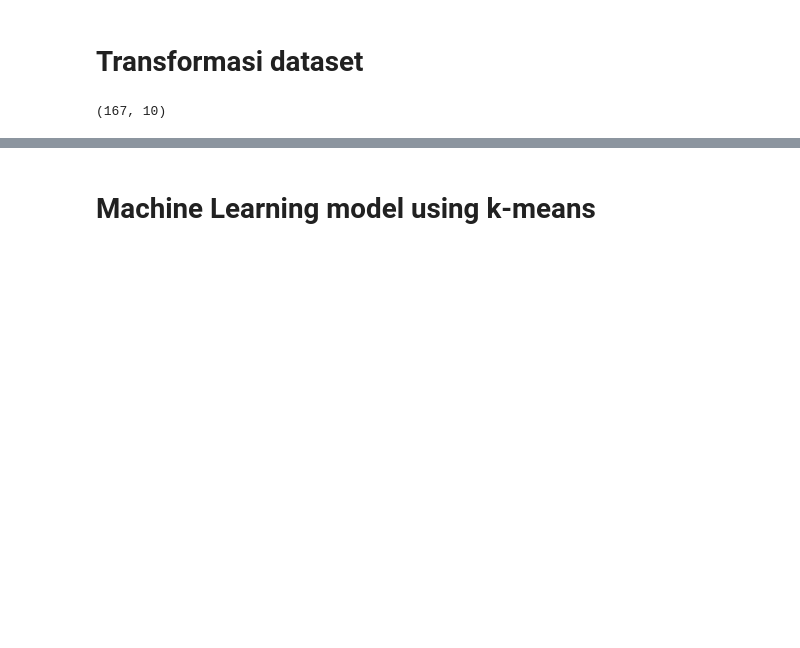
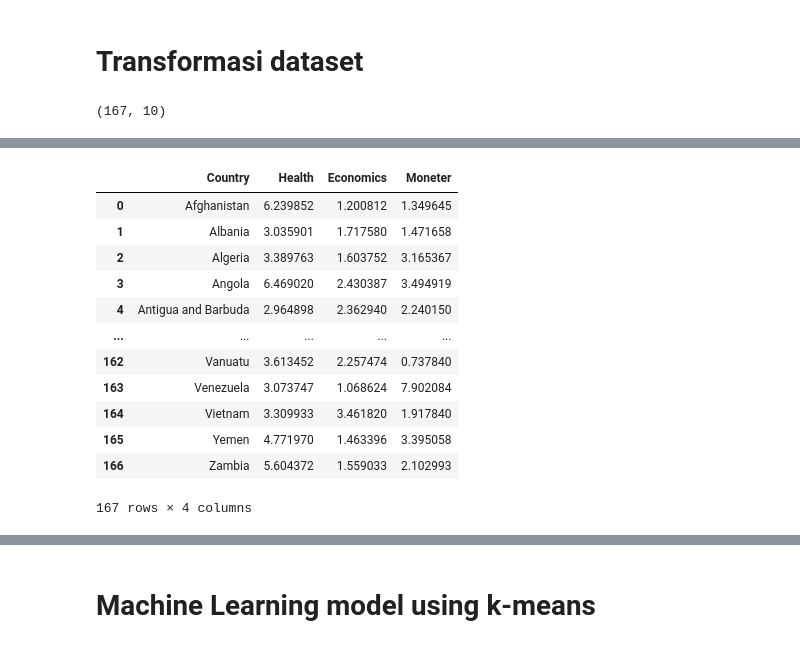
Before and after one commit to khalilullahalfaath/case_based_2_ML, a Jupyter notebook: Copy_of_Case_Based_2_ML_1301204376.ipynb, the cells around one changed output, grey strips where cells are left out. Drawn from its saved outputs; the diff is of its cells as text; code cells hidden in the pictures; blank space fills up the shorter version.

```diff
--- a/Copy_of_Case_Based_2_ML_1301204376.ipynb
+++ b/Copy_of_Case_Based_2_ML_1301204376.ipynb
@@ -321,0 +358,30 @@ df_normalized = minMaxScaling(df)
+# %%
+df_literal = pd.DataFrame()
+df_literal['Country'] = df['country']
+df_literal['Health'] = ((df['health']/df['health'].mean())
++(df['child_mort']/df['child_mort'].mean())
++(df['life_expec']/df['life_expec'].mean())+
+(df['total_fer']/df['total_fer'].mean()))
+
+df_literal['Economics'] = ((df['exports']/df['exports'].mean())
++(df['imports']/df['imports'].mean()))
+
+df_literal['Moneter'] = ((df['income']/df['income'].mean())
++(df['gdpp']/df['gdpp'].mean())
++(df['inflation']/df['inflation'].mean()))
+# %%
+df_literal
+# %% [output]
+|  | Country | Health | Economics | Moneter |
+| 0 | Afghanistan | 6.239852 | 1.200812 | 1.349645 |
+| 1 | Albania | 3.035901 | 1.717580 | 1.471658 |
+| 2 | Algeria | 3.389763 | 1.603752 | 3.165367 |
+| 3 | Angola | 6.469020 | 2.430387 | 3.494919 |
+| 4 | Antigua and Barbuda | 2.964898 | 2.362940 | 2.240150 |
+| ... | ... | ... | ... | ... |
+| 162 | Vanuatu | 3.613452 | 2.257474 | 0.737840 |
+| 163 | Venezuela | 3.073747 | 1.068624 | 7.902084 |
+| 164 | Vietnam | 3.309933 | 3.461820 | 1.917840 |
+| 165 | Yemen | 4.771970 | 1.463396 | 3.395058 |
+| 166 | Zambia | 5.604372 | 1.559033 | 2.102993 |
+167 rows × 4 columns
```
Also changed, not shown: parts of 21 cells of this notebook.
